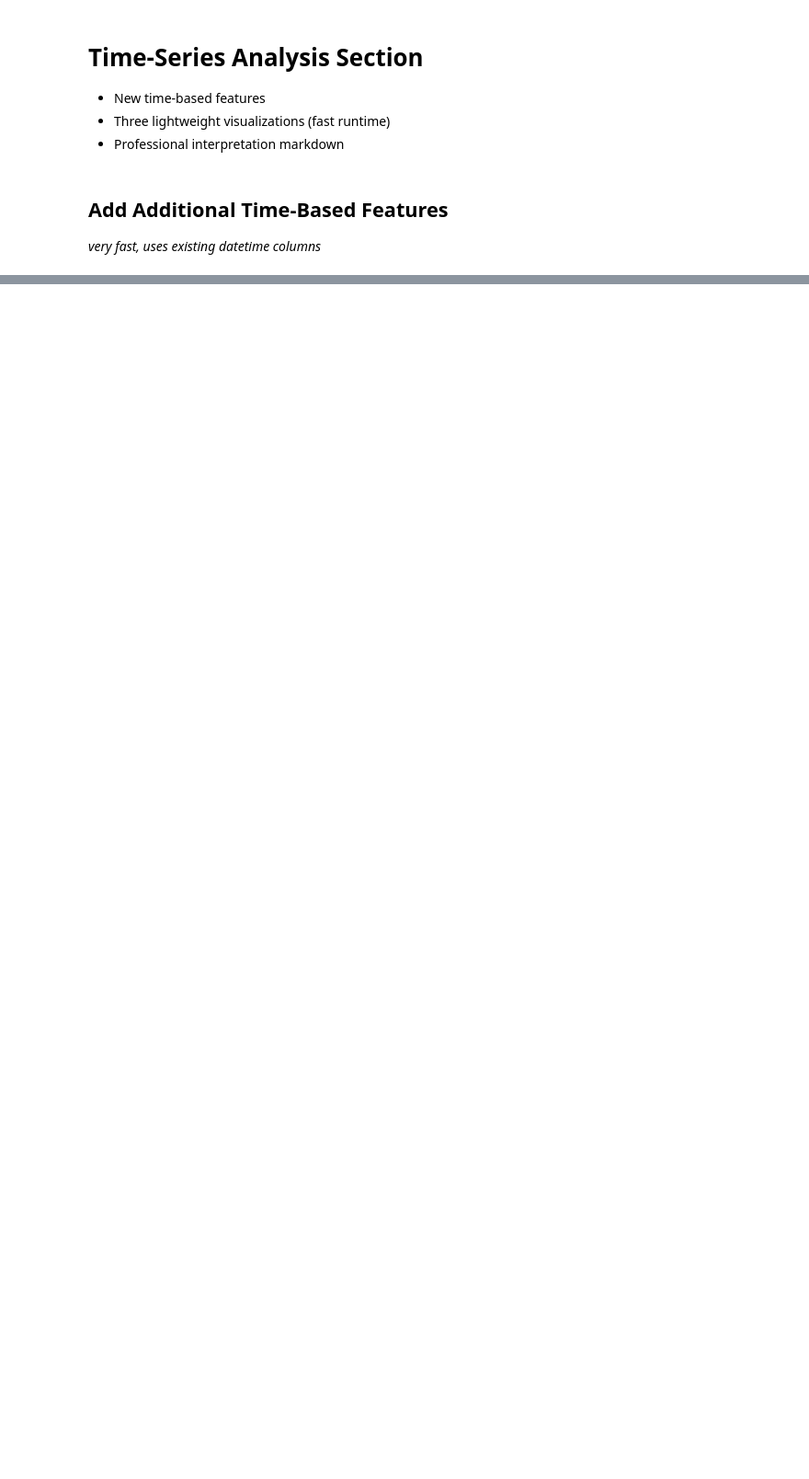
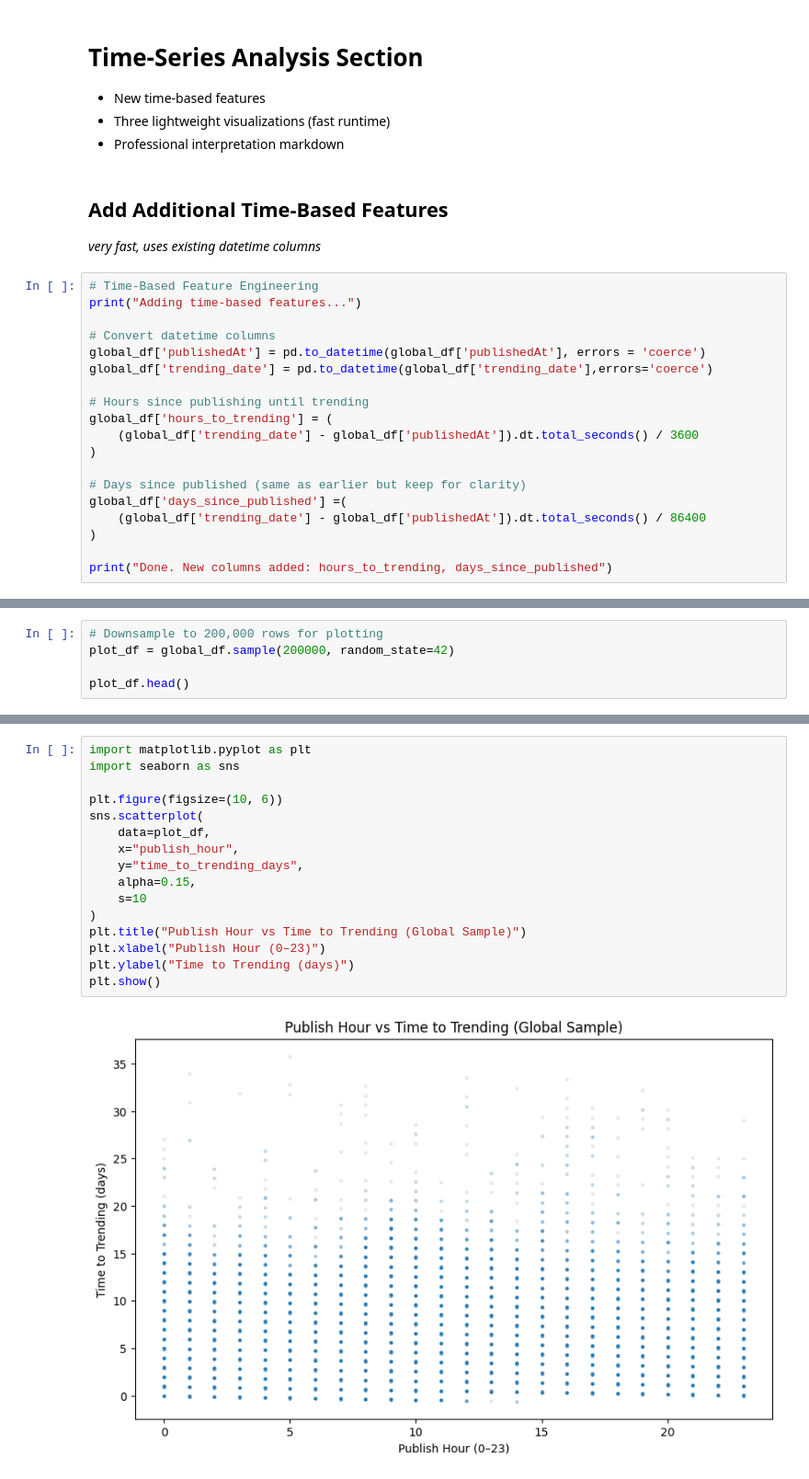
Before and after one commit to nancy1404/youtube-trending-analysis, a Jupyter notebook: notebooks/Gloabl_Notebook.ipynb, the cells around one changed output, grey strips where cells are left out. Shown at 92% size. Saved outputs shown, nothing was run; the diff lists cells and outputs as text; blank space fills up the shorter version.

```diff
--- a/notebooks/Gloabl_Notebook.ipynb
+++ b/notebooks/Gloabl_Notebook.ipynb
@@ -485,3 +485,22 @@ In the next phase, these insights will be used to frame cross-country comparison
 # %% [markdown]
 ## Add Additional Time-Based Features
 *very fast, uses existing datetime columns*
+# %%
+# Time-Based Feature Engineering
+print("Adding time-based features...")
+
+# Convert datetime columns
+global_df['publishedAt'] = pd.to_datetime(global_df['publishedAt'], errors = 'coerce')
+global_df['trending_date'] = pd.to_datetime(global_df['trending_date'],errors='coerce')
+
+# Hours since publishing until trending
+global_df['hours_to_trending'] = (
+    (global_df['trending_date'] - global_df['publishedAt']).dt.total_seconds() / 3600
+)
+
+# Days since published (same as earlier but keep for clarity)
+global_df['days_since_published'] =(
+    (global_df['trending_date'] - global_df['publishedAt']).dt.total_seconds() / 86400
+)
+
+print("Done. New columns added: hours_to_trending, days_since_published")
@@ -487,0 +512,5 @@ In the next phase, these insights will be used to frame cross-country comparison
+# %%
+# Downsample to 200,000 rows for plotting
+plot_df = global_df.sample(200000, random_state=42)
+
+plot_df.head()
@@ -487,0 +527,18 @@ In the next phase, these insights will be used to frame cross-country comparison
+# %%
+import matplotlib.pyplot as plt
+import seaborn as sns
+
+plt.figure(figsize=(10, 6))
+sns.scatterplot(
+    data=plot_df,
+    x="publish_hour",
+    y="time_to_trending_days",
+    alpha=0.15,
+    s=10
+)
+plt.title("Publish Hour vs Time to Trending (Global Sample)")
+plt.xlabel("Publish Hour (0–23)")
+plt.ylabel("Time to Trending (days)")
+plt.show()
+# %% [output]
+[figure, added]
```
Also changed, not shown: parts of 9 cells of this notebook.
